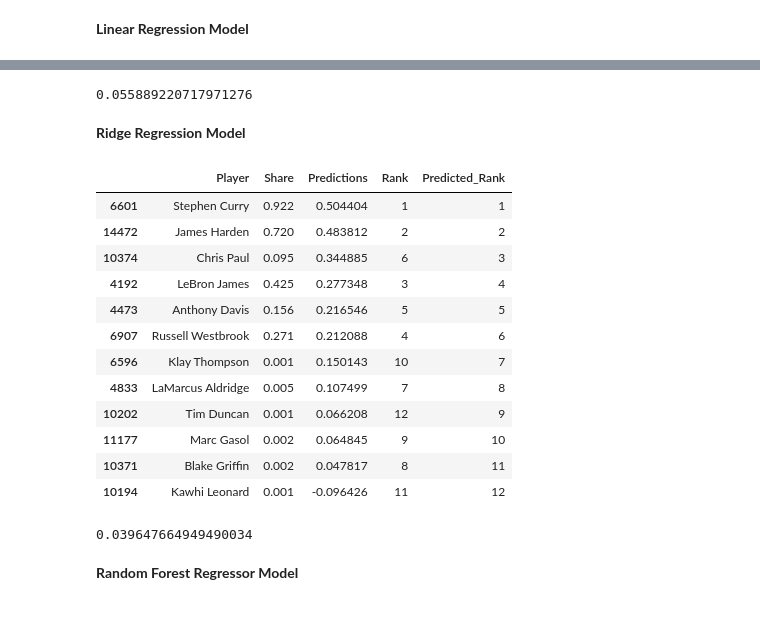
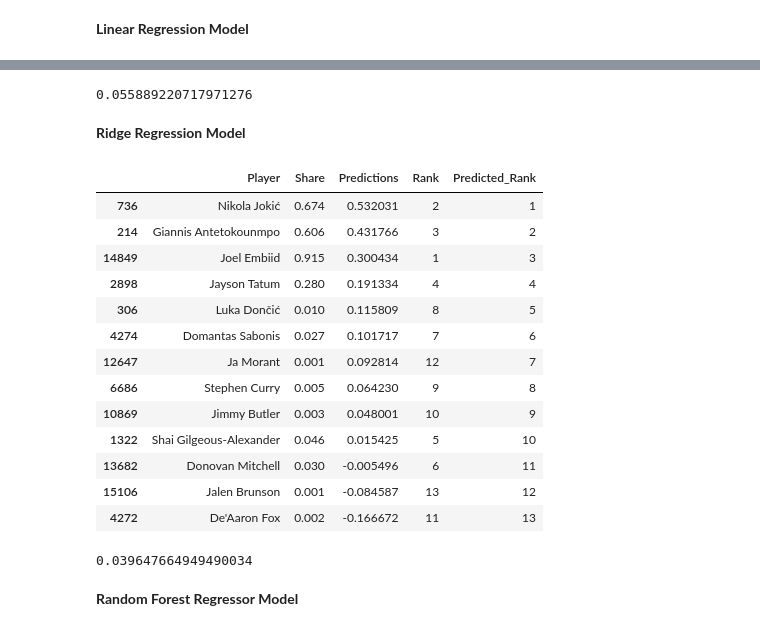
Before and after one commit to Pandabear-67/MVP_Predictor, a Jupyter notebook: mvp_only.ipynb, the cells around one changed output, grey strips where cells are left out. Drawn from its saved outputs; the diff is of its cells as text; code cells hidden in the pictures.

```diff
--- a/mvp_only.ipynb
+++ b/mvp_only.ipynb
@@ -49,16 +89,17 @@ def train_test_split(year, df):
        'PA/G', 'SRS','PER','TS%', '3PAr', 'FTr', 'ORB%', 'DRB%', 'TRB%', 'AST%', 'STL%', 'BLK%',
        'TOV%', 'USG%', 'OWS', 'DWS', 'WS', 'WS/48', 'OBPM', 'DBPM', 'BPM',
        'VORP']
-    #test year = selected year, train year = other years outside of selected year
+
+    #Testing on selected year. Training model on data from previous years
     train = df[df['Year'] < year]
     test = df[df['Year'] == year]
 
     X_train = train[predictors]
-    X_test = train["Share"]
+    y_train = train["Share"]
 
-    Y = test[predictors]
+    X_test = test[predictors]
 
-    return X_train, X_test, Y, test
+    return X_train, y_train, X_test, test
 # %% [markdown]
 **Function to run multiple models**
 # %%
@@ -73,8 +111,8 @@ import numpy as np
 # %%
-def run_model(regressor, X_train, X_test, Y, test):
+def run_model(regressor, X_train, y_train, X_test, test):
     model = regressor
-    model.fit(X_train, X_test)
-    predictions = model.predict(Y)
+    model.fit(X_train, y_train)
+    predictions = model.predict(X_test)
 
     predictions = pd.DataFrame(predictions, columns=["Predictions"], index = test.index)
     combinations = pd.concat([test[["Player", "Share"]], predictions], axis = 1)
@@ -84,7 +122,5 @@ def run_model(regressor, X_train, X_test, Y, test):
     combinations = combinations.sort_values("Predictions", ascending = False)
     combinations["Predicted_Rank"] = list(range(1, combinations.shape[0] + 1))
 
-    # mae = mean_absolute_error(combinations["Share"], combinations["Predictions"])
     mse = mean_squared_error(combinations["Share"], combinations["Predictions"])
-    # rmse = np.sqrt(mean_squared_error(combinations["Share"], combinations["Predictions"]))
     return combinations,mse
@@ -158,5 +138,5 @@ def backtest(model, years):
 # %%
-X_train, X_test, Y, test = train_test_split(2015, mvp_players)
+X_train, y_train, X_test, test = train_test_split(2023, mvp_players)
 # %% [markdown]
 **Linear Regression Model**
 # %%
@@ -180,31 +160,33 @@ mvp_linear_race
-# %%
-print(mean_linear_mse)
-# %% [output]
-0.055889220717971276
+# %%
+avg_linear_mse = backtest(LinearRegression(), years=years)
+avg_linear_mse
+# %% [output]
+0.055889220717971276
 # %% [markdown]
 **Ridge Regression Model**
 # %%
-mvp_ridge_race, mse = run_model(Ridge(), X_train=X_train, X_test = X_test, Y = Y, test=test)
-mean_ridge_mse = backtest(Ridge(), years[5:])
+mvp_ridge_race, mse = run_model(Ridge(), X_train=X_train, y_train=y_train, X_test=X_test, test=test)
 mvp_ridge_race
 # %% [output]
 |  | Player | Share | Predictions | Rank | Predicted_Rank |
-| 6601 | Stephen Curry | 0.922 | 0.504404 | 1 | 1 |
-| 14472 | James Harden | 0.720 | 0.483812 | 2 | 2 |
-| 10374 | Chris Paul | 0.095 | 0.344885 | 6 | 3 |
-| 4192 | LeBron James | 0.425 | 0.277348 | 3 | 4 |
-| 4473 | Anthony Davis | 0.156 | 0.216546 | 5 | 5 |
-| 6907 | Russell Westbrook | 0.271 | 0.212088 | 4 | 6 |
-| 6596 | Klay Thompson | 0.001 | 0.150143 | 10 | 7 |
-| 4833 | LaMarcus Aldridge | 0.005 | 0.107499 | 7 | 8 |
-| 10202 | Tim Duncan | 0.001 | 0.066208 | 12 | 9 |
-| 11177 | Marc Gasol | 0.002 | 0.064845 | 9 | 10 |
-| 10371 | Blake Griffin | 0.002 | 0.047817 | 8 | 11 |
-| 10194 | Kawhi Leonard | 0.001 | -0.096426 | 11 | 12 |
+| 736 | Nikola Jokić | 0.674 | 0.532031 | 2 | 1 |
+| 214 | Giannis Antetokounmpo | 0.606 | 0.431766 | 3 | 2 |
+| 14849 | Joel Embiid | 0.915 | 0.300434 | 1 | 3 |
+| 2898 | Jayson Tatum | 0.280 | 0.191334 | 4 | 4 |
+| 306 | Luka Dončić | 0.010 | 0.115809 | 8 | 5 |
+| 4274 | Domantas Sabonis | 0.027 | 0.101717 | 7 | 6 |
+| 12647 | Ja Morant | 0.001 | 0.092814 | 12 | 7 |
+| 6686 | Stephen Curry | 0.005 | 0.064230 | 9 | 8 |
+| 10869 | Jimmy Butler | 0.003 | 0.048001 | 10 | 9 |
+| 1322 | Shai Gilgeous-Alexander | 0.046 | 0.015425 | 5 | 10 |
+| 13682 | Donovan Mitchell | 0.030 | -0.005496 | 6 | 11 |
+| 15106 | Jalen Brunson | 0.001 | -0.084587 | 13 | 12 |
+| 4272 | De'Aaron Fox | 0.002 | -0.166672 | 11 | 13 |
-# %%
-print(mean_ridge_mse)
-# %% [output]
-0.039647664949490034
+# %%
+avg_ridge_mse = backtest(Ridge(), years=years)
+print(avg_ridge_mse)
+# %% [output]
+0.039647664949490034
 # %% [markdown]
 **Random Forest Regressor Model**
 # %%
```
Also changed, not shown: parts of 27 cells of this notebook, 1 other file.
